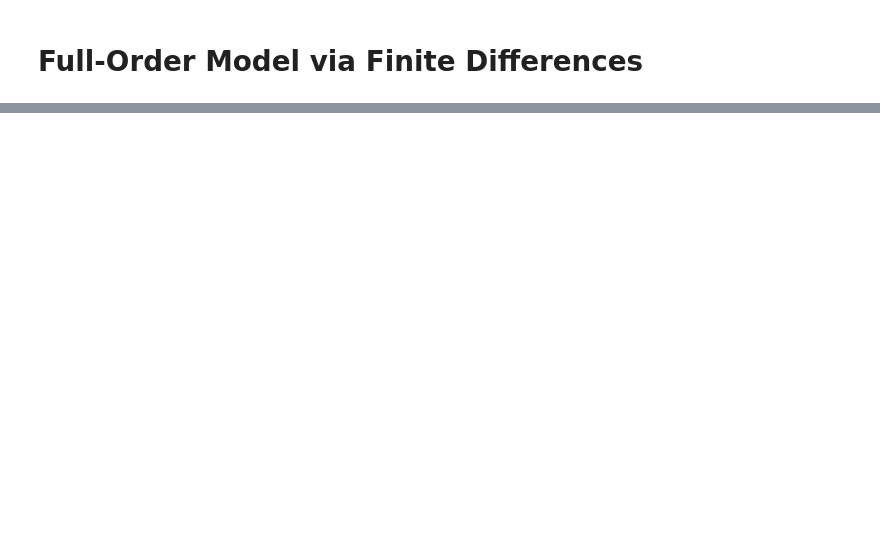
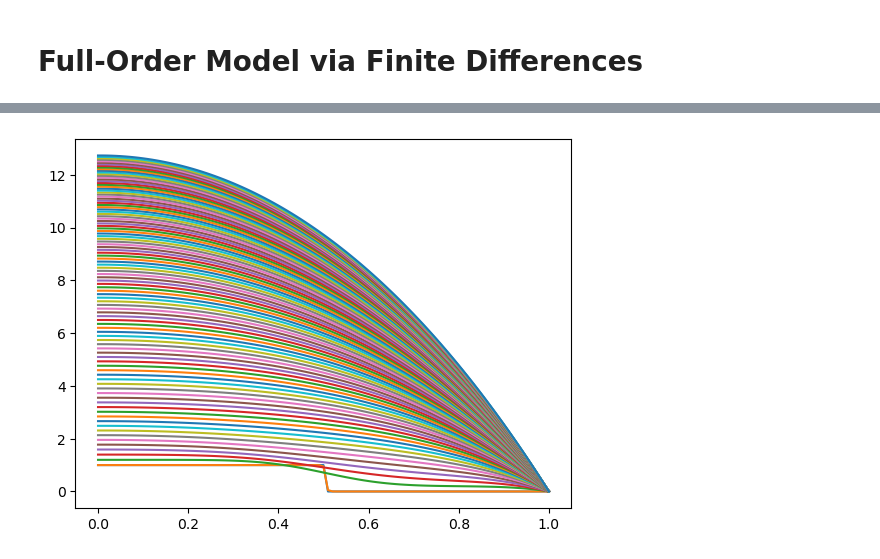
Before and after one commit to robertsj/rom_102, a Jupyter notebook: ROM_102.ipynb, the cells around one changed output, grey strips where cells are left out. Saved outputs shown, nothing was run; the diff lists cells and outputs as text; code cells hidden in the pictures; blank space fills up the shorter version.

```diff
--- a/ROM_102.ipynb
+++ b/ROM_102.ipynb
@@ -92,0 +255,21 @@ k_cladding(600)
+# %%
+# euler
+T0 = np.ones(n)
+T0[x>0.5] = 0.0
+#T0 = 1 - x
+I = np.eye(n)
+dt = 2
+Told = T0*1
+
+
+q=np.ones(n)*1e-4
+q[0] = 0; q[-1] = 0;
+
+plt.plot(x, Told)
+for i in range(100000):
+    Tnew = np.linalg.solve( (I-dt*A), Told + dt*q )
+    Told = Tnew
+    if (i%1000 == 0):
+        plt.plot(x, Tnew)
+# %% [output]
+[figure, added]
```
Also changed, not shown: parts of 25 cells of this notebook, 3 other files.
